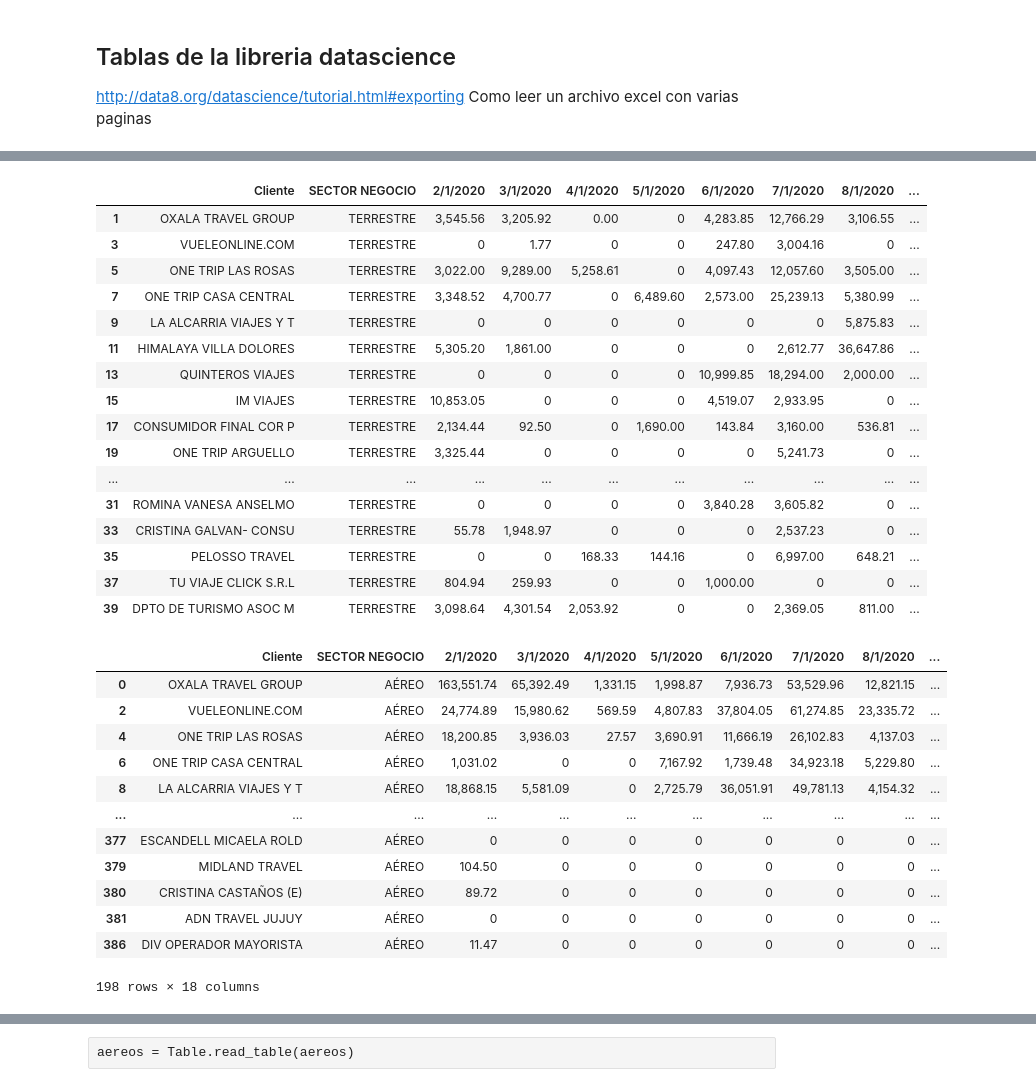
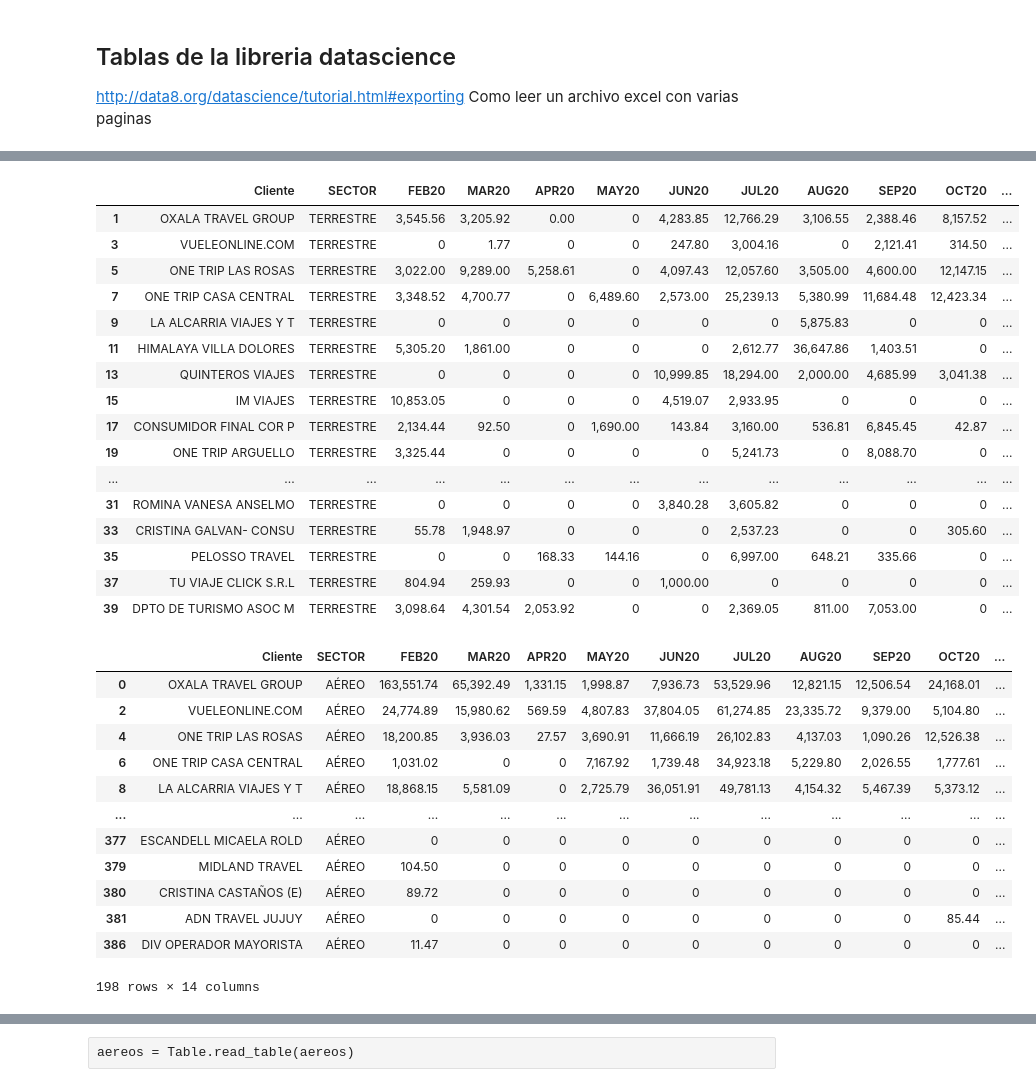
Before and after one commit to MarcoCenturion/Bash_data_analytics, a Jupyter notebook: Ventas Delfos por vertical.ipynb, the cells around one changed output, grey strips where cells are left out. Saved outputs shown, nothing was run; the diff lists cells and outputs as text; code cells hidden in the pictures.

```diff
--- a/Ventas Delfos por vertical.ipynb
+++ b/Ventas Delfos por vertical.ipynb
@@ -35,4 +20,5 @@ clientes.describe()
 # %%
 clientes=pd.DataFrame(clientes)
-# %%
-clientes=clientes.fillna(0)
+# %%
+clientes.columns = ['Cliente', 'SECTOR', 'FEB20', 'MAR20', 'APR20','MAY20', 'JUN20', 'JUL20', 'AUG20', 'SEP20', 'OCT20','NOV20', 'DEC20', 'JAN21']
+clientes.columns
@@ -73,37 +135,37 @@ clientes[clientes['SECTOR NEGOCIO'] == 'AÉREO'].describe()
 # %%
-clientes[clientes['SECTOR NEGOCIO'] == 'TERRESTRE'].head(20).fillna(0)
+clientes[clientes['SECTOR'] == 'TERRESTRE'].head(20).fillna(0)
 # %% [output]
-|  | Cliente | SECTOR NEGOCIO | 2/1/2020 | 3/1/2020 | 4/1/2020 | 5/1/2020 | 6/1/2020 | 7/1/2020 | 8/1/2020 | ... |
-| 1 | OXALA TRAVEL GROUP | TERRESTRE | 3,545.56 | 3,205.92 | 0.00 | 0 | 4,283.85 | 12,766.29 | 3,106.55 | ... |
-| 3 | VUELEONLINE.COM | TERRESTRE | 0 | 1.77 | 0 | 0 | 247.80 | 3,004.16 | 0 | ... |
-| 5 | ONE TRIP LAS ROSAS | TERRESTRE | 3,022.00 | 9,289.00 | 5,258.61 | 0 | 4,097.43 | 12,057.60 | 3,505.00 | ... |
-| 7 | ONE TRIP CASA CENTRAL | TERRESTRE | 3,348.52 | 4,700.77 | 0 | 6,489.60 | 2,573.00 | 25,239.13 | 5,380.99 | ... |
-| 9 | LA ALCARRIA VIAJES Y T | TERRESTRE | 0 | 0 | 0 | 0 | 0 | 0 | 5,875.83 | ... |
-| 11 | HIMALAYA VILLA DOLORES | TERRESTRE | 5,305.20 | 1,861.00 | 0 | 0 | 0 | 2,612.77 | 36,647.86 | ... |
-| 13 | QUINTEROS VIAJES | TERRESTRE | 0 | 0 | 0 | 0 | 10,999.85 | 18,294.00 | 2,000.00 | ... |
-| 15 | IM VIAJES | TERRESTRE | 10,853.05 | 0 | 0 | 0 | 4,519.07 | 2,933.95 | 0 | ... |
-| 17 | CONSUMIDOR FINAL COR P | TERRESTRE | 2,134.44 | 92.50 | 0 | 1,690.00 | 143.84 | 3,160.00 | 536.81 | ... |
-| 19 | ONE TRIP ARGUELLO | TERRESTRE | 3,325.44 | 0 | 0 | 0 | 0 | 5,241.73 | 0 | ... |
-| ... | ... | ... | ... | ... | ... | ... | ... | ... | ... | ... |
-| 31 | ROMINA VANESA ANSELMO | TERRESTRE | 0 | 0 | 0 | 0 | 3,840.28 | 3,605.82 | 0 | ... |
-| 33 | CRISTINA GALVAN- CONSU | TERRESTRE | 55.78 | 1,948.97 | 0 | 0 | 0 | 2,537.23 | 0 | ... |
-| 35 | PELOSSO TRAVEL | TERRESTRE | 0 | 0 | 168.33 | 144.16 | 0 | 6,997.00 | 648.21 | ... |
-| 37 | TU VIAJE CLICK S.R.L | TERRESTRE | 804.94 | 259.93 | 0 | 0 | 1,000.00 | 0 | 0 | ... |
-| 39 | DPTO DE TURISMO ASOC M | TERRESTRE | 3,098.64 | 4,301.54 | 2,053.92 | 0 | 0 | 2,369.05 | 811.00 | ... |
+|  | Cliente | SECTOR | FEB20 | MAR20 | APR20 | MAY20 | JUN20 | JUL20 | AUG20 | SEP20 | OCT20 | ... |
+| 1 | OXALA TRAVEL GROUP | TERRESTRE | 3,545.56 | 3,205.92 | 0.00 | 0 | 4,283.85 | 12,766.29 | 3,106.55 | 2,388.46 | 8,157.52 | ... |
+| 3 | VUELEONLINE.COM | TERRESTRE | 0 | 1.77 | 0 | 0 | 247.80 | 3,004.16 | 0 | 2,121.41 | 314.50 | ... |
+| 5 | ONE TRIP LAS ROSAS | TERRESTRE | 3,022.00 | 9,289.00 | 5,258.61 | 0 | 4,097.43 | 12,057.60 | 3,505.00 | 4,600.00 | 12,147.15 | ... |
+| 7 | ONE TRIP CASA CENTRAL | TERRESTRE | 3,348.52 | 4,700.77 | 0 | 6,489.60 | 2,573.00 | 25,239.13 | 5,380.99 | 11,684.48 | 12,423.34 | ... |
+| 9 | LA ALCARRIA VIAJES Y T | TERRESTRE | 0 | 0 | 0 | 0 | 0 | 0 | 5,875.83 | 0 | 0 | ... |
+| 11 | HIMALAYA VILLA DOLORES | TERRESTRE | 5,305.20 | 1,861.00 | 0 | 0 | 0 | 2,612.77 | 36,647.86 | 1,403.51 | 0 | ... |
+| 13 | QUINTEROS VIAJES | TERRESTRE | 0 | 0 | 0 | 0 | 10,999.85 | 18,294.00 | 2,000.00 | 4,685.99 | 3,041.38 | ... |
+| 15 | IM VIAJES | TERRESTRE | 10,853.05 | 0 | 0 | 0 | 4,519.07 | 2,933.95 | 0 | 0 | 0 | ... |
+| 17 | CONSUMIDOR FINAL COR P | TERRESTRE | 2,134.44 | 92.50 | 0 | 1,690.00 | 143.84 | 3,160.00 | 536.81 | 6,845.45 | 42.87 | ... |
+| 19 | ONE TRIP ARGUELLO | TERRESTRE | 3,325.44 | 0 | 0 | 0 | 0 | 5,241.73 | 0 | 8,088.70 | 0 | ... |
+| ... | ... | ... | ... | ... | ... | ... | ... | ... | ... | ... | ... | ... |
+| 31 | ROMINA VANESA ANSELMO | TERRESTRE | 0 | 0 | 0 | 0 | 3,840.28 | 3,605.82 | 0 | 0 | 0 | ... |
+| 33 | CRISTINA GALVAN- CONSU | TERRESTRE | 55.78 | 1,948.97 | 0 | 0 | 0 | 2,537.23 | 0 | 0 | 305.60 | ... |
+| 35 | PELOSSO TRAVEL | TERRESTRE | 0 | 0 | 168.33 | 144.16 | 0 | 6,997.00 | 648.21 | 335.66 | 0 | ... |
+| 37 | TU VIAJE CLICK S.R.L | TERRESTRE | 804.94 | 259.93 | 0 | 0 | 1,000.00 | 0 | 0 | 0 | 0 | ... |
+| 39 | DPTO DE TURISMO ASOC M | TERRESTRE | 3,098.64 | 4,301.54 | 2,053.92 | 0 | 0 | 2,369.05 | 811.00 | 7,053.00 | 0 | ... |
 # %%
-clientes[clientes['SECTOR NEGOCIO'] == 'AÉREO'].fillna(0)
+clientes[clientes['SECTOR'] == 'AÉREO'].fillna(0)
 # %% [output]
-|  | Cliente | SECTOR NEGOCIO | 2/1/2020 | 3/1/2020 | 4/1/2020 | 5/1/2020 | 6/1/2020 | 7/1/2020 | 8/1/2020 | ... |
-| 0 | OXALA TRAVEL GROUP | AÉREO | 163,551.74 | 65,392.49 | 1,331.15 | 1,998.87 | 7,936.73 | 53,529.96 | 12,821.15 | ... |
-| 2 | VUELEONLINE.COM | AÉREO | 24,774.89 | 15,980.62 | 569.59 | 4,807.83 | 37,804.05 | 61,274.85 | 23,335.72 | ... |
-| 4 | ONE TRIP LAS ROSAS | AÉREO | 18,200.85 | 3,936.03 | 27.57 | 3,690.91 | 11,666.19 | 26,102.83 | 4,137.03 | ... |
-| 6 | ONE TRIP CASA CENTRAL | AÉREO | 1,031.02 | 0 | 0 | 7,167.92 | 1,739.48 | 34,923.18 | 5,229.80 | ... |
-| 8 | LA ALCARRIA VIAJES Y T | AÉREO | 18,868.15 | 5,581.09 | 0 | 2,725.79 | 36,051.91 | 49,781.13 | 4,154.32 | ... |
-| ... | ... | ... | ... | ... | ... | ... | ... | ... | ... | ... |
-| 377 | ESCANDELL MICAELA ROLD | AÉREO | 0 | 0 | 0 | 0 | 0 | 0 | 0 | ... |
-| 379 | MIDLAND TRAVEL | AÉREO | 104.50 | 0 | 0 | 0 | 0 | 0 | 0 | ... |
-| 380 | CRISTINA CASTAÑOS (E) | AÉREO | 89.72 | 0 | 0 | 0 | 0 | 0 | 0 | ... |
-| 381 | ADN TRAVEL JUJUY | AÉREO | 0 | 0 | 0 | 0 | 0 | 0 | 0 | ... |
-| 386 | DIV OPERADOR MAYORISTA | AÉREO | 11.47 | 0 | 0 | 0 | 0 | 0 | 0 | ... |
+|  | Cliente | SECTOR | FEB20 | MAR20 | APR20 | MAY20 | JUN20 | JUL20 | AUG20 | SEP20 | OCT20 | ... |
+| 0 | OXALA TRAVEL GROUP | AÉREO | 163,551.74 | 65,392.49 | 1,331.15 | 1,998.87 | 7,936.73 | 53,529.96 | 12,821.15 | 12,506.54 | 24,168.01 | ... |
+| 2 | VUELEONLINE.COM | AÉREO | 24,774.89 | 15,980.62 | 569.59 | 4,807.83 | 37,804.05 | 61,274.85 | 23,335.72 | 9,379.00 | 5,104.80 | ... |
+| 4 | ONE TRIP LAS ROSAS | AÉREO | 18,200.85 | 3,936.03 | 27.57 | 3,690.91 | 11,666.19 | 26,102.83 | 4,137.03 | 1,090.26 | 12,526.38 | ... |
+| 6 | ONE TRIP CASA CENTRAL | AÉREO | 1,031.02 | 0 | 0 | 7,167.92 | 1,739.48 | 34,923.18 | 5,229.80 | 2,026.55 | 1,777.61 | ... |
+| 8 | LA ALCARRIA VIAJES Y T | AÉREO | 18,868.15 | 5,581.09 | 0 | 2,725.79 | 36,051.91 | 49,781.13 | 4,154.32 | 5,467.39 | 5,373.12 | ... |
+| ... | ... | ... | ... | ... | ... | ... | ... | ... | ... | ... | ... | ... |
+| 377 | ESCANDELL MICAELA ROLD | AÉREO | 0 | 0 | 0 | 0 | 0 | 0 | 0 | 0 | 0 | ... |
+| 379 | MIDLAND TRAVEL | AÉREO | 104.50 | 0 | 0 | 0 | 0 | 0 | 0 | 0 | 0 | ... |
+| 380 | CRISTINA CASTAÑOS (E) | AÉREO | 89.72 | 0 | 0 | 0 | 0 | 0 | 0 | 0 | 0 | ... |
+| 381 | ADN TRAVEL JUJUY | AÉREO | 0 | 0 | 0 | 0 | 0 | 0 | 0 | 0 | 85.44 | ... |
+| 386 | DIV OPERADOR MAYORISTA | AÉREO | 11.47 | 0 | 0 | 0 | 0 | 0 | 0 | 0 | 0 | ... |
-198 rows × 18 columns
+198 rows × 14 columns
 # %%
```
Also changed, not shown: parts of 20 cells of this notebook, 2 other files.
